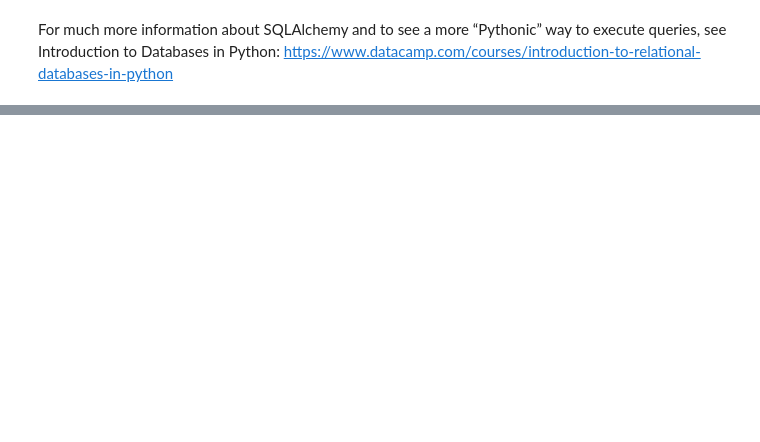
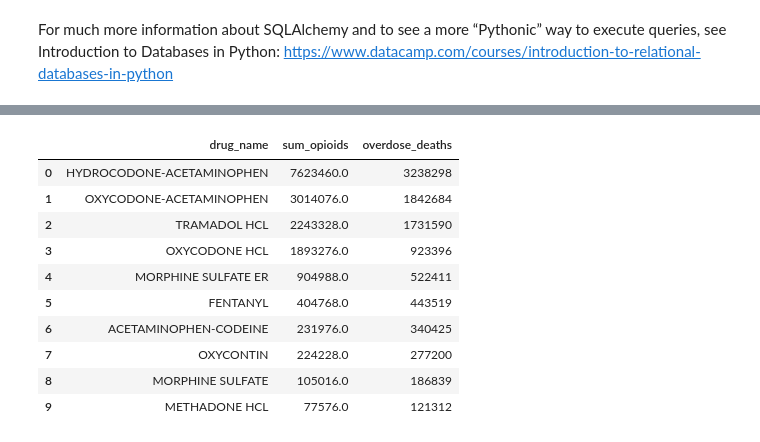
Before and after one commit to NSS-Data-Analytics-Cohort-12/prescribers-python-da12-v2-json-derulo, a Jupyter notebook: notebooks/prescribers_johnodell_jsond.ipynb, the cells around one changed output, grey strips where cells are left out. Drawn from its saved outputs; the diff is of its cells as text; code cells hidden in the pictures; blank space fills up the shorter version.

```diff
--- a/notebooks/prescribers_johnodell_jsond.ipynb
+++ b/notebooks/prescribers_johnodell_jsond.ipynb
@@ -82,0 +130,21 @@ For much more information about SQLAlchemy and to see a more “Pythonic” way
+# %%
+query2 ="""
+SELECT
+d.drug_name
+, SUM(total_claim_count) as sum_opioids
+, SUM(overdose_deaths) as overdose_deaths
+FROM drug as d
+JOIN prescription as p
+using(drug_name)
+JOIN prescriber as pres
+using(npi)
+JOIN zip_fips as zip
+on pres.nppes_provider_zip5 = zip.zip
+JOIN fips_county as f
+on zip.fipscounty = f.fipscounty
+JOIN overdose_deaths od
+on od.fipscounty = f.fipscounty::int
+where d.opioid_drug_flag = 'Y'
+group by d.drug_name
+order by overdose_deaths desc;
+    """
@@ -82,0 +178,14 @@ For much more information about SQLAlchemy and to see a more “Pythonic” way
+# %%
+opioids_deaths_sum_1
+# %% [output]
+|  | drug_name | sum_opioids | overdose_deaths |
+| 0 | HYDROCODONE-ACETAMINOPHEN | 7623460.0 | 3238298 |
+| 1 | OXYCODONE-ACETAMINOPHEN | 3014076.0 | 1842684 |
+| 2 | TRAMADOL HCL | 2243328.0 | 1731590 |
+| 3 | OXYCODONE HCL | 1893276.0 | 923396 |
+| 4 | MORPHINE SULFATE ER | 904988.0 | 522411 |
+| 5 | FENTANYL | 404768.0 | 443519 |
+| 6 | ACETAMINOPHEN-CODEINE | 231976.0 | 340425 |
+| 7 | OXYCONTIN | 224228.0 | 277200 |
+| 8 | MORPHINE SULFATE | 105016.0 | 186839 |
+| 9 | METHADONE HCL | 77576.0 | 121312 |
```
Also changed, not shown: parts of 20 cells of this notebook.
